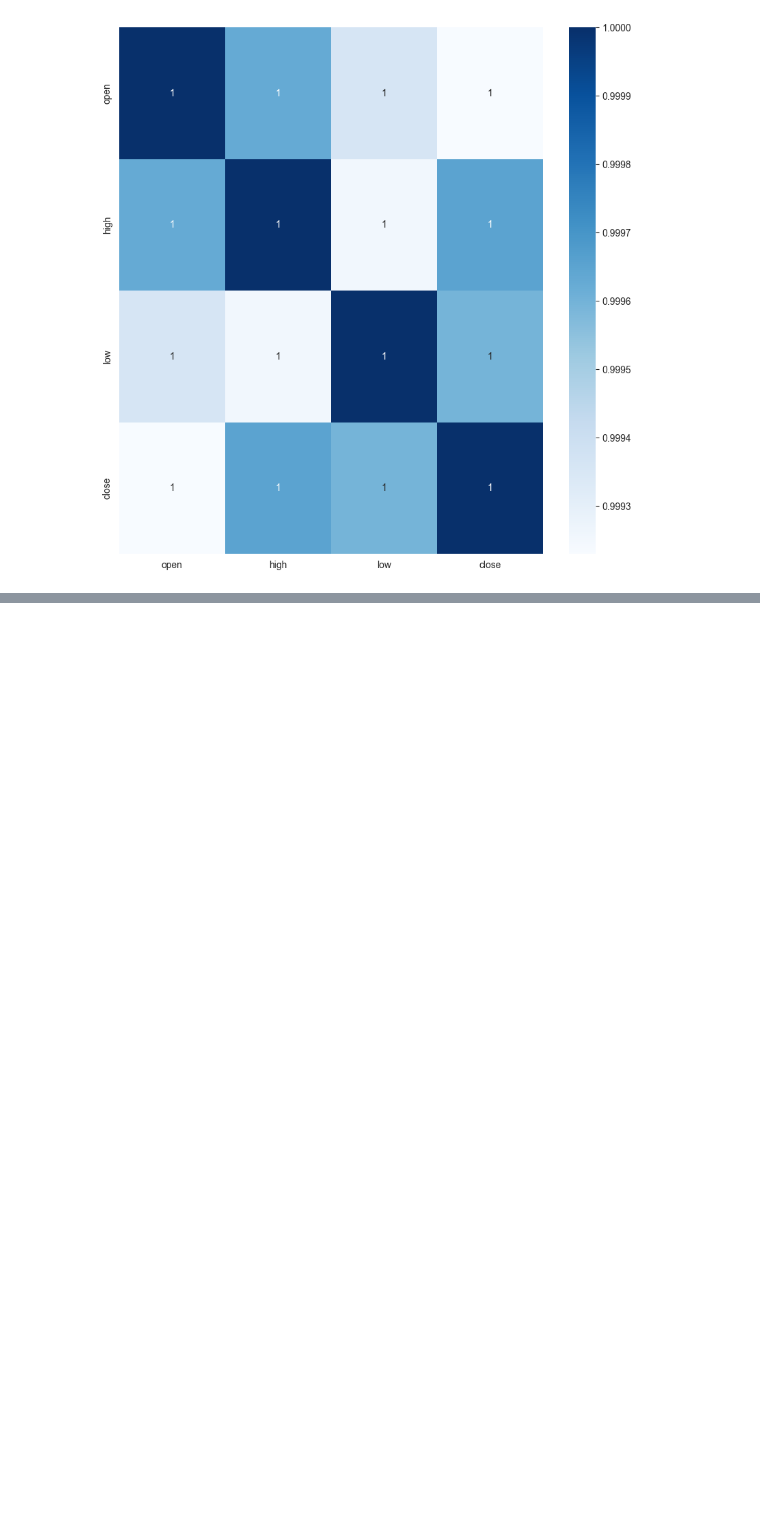
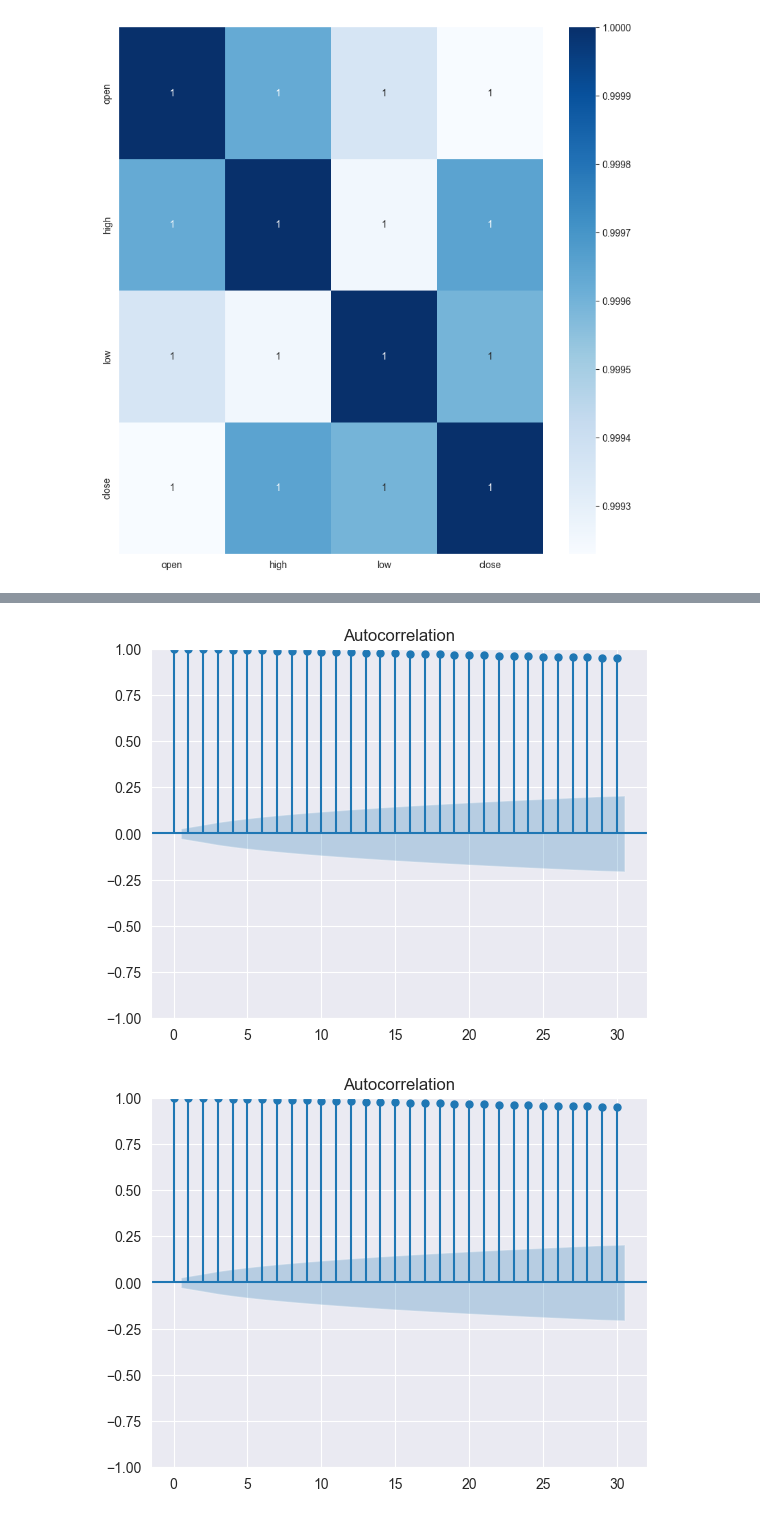
Before and after one commit to rohitcodism/Crypto-Price-Predition, a Jupyter notebook: Model/Crypto.ipynb, the cells around one changed output, grey strips where cells are left out. Saved outputs shown, nothing was run; the diff lists cells and outputs as text; code cells hidden in the pictures; blank space fills up the shorter version.

```diff
--- a/Model/Crypto.ipynb
+++ b/Model/Crypto.ipynb
@@ -176,0 +339,2 @@ plt.show()
+# %%
+btc_df['month_cos'] = np.cos(2*np.pi*(btc_df['month']/12))
@@ -176,0 +354,3 @@ plt.show()
+# %%
+btc_df['quarter_sin'] = np.sin(2*np.pi*btc_df['quarter']/4)
+btc_df['quarter_cos'] = np.cos(2*np.pi*(btc_df['quarter']/4))
@@ -176,0 +366,3 @@ plt.show()
+# %%
+btc_df['day_of_week_sin'] = np.sin(2 * np.pi * btc_df['day_of_week'] / 7)
+btc_df['day_of_week_cos'] = np.cos(2 * np.pi * btc_df['day_of_week'] / 7)
@@ -176,0 +400,7 @@ plt.show()
+# %%
+series = btc_df['close']
+# %%
+plot_acf(series, lags=30)
+# %% [output]
+[figure, added]
+[figure, added]
```
Also changed, not shown: parts of 29 cells of this notebook.
